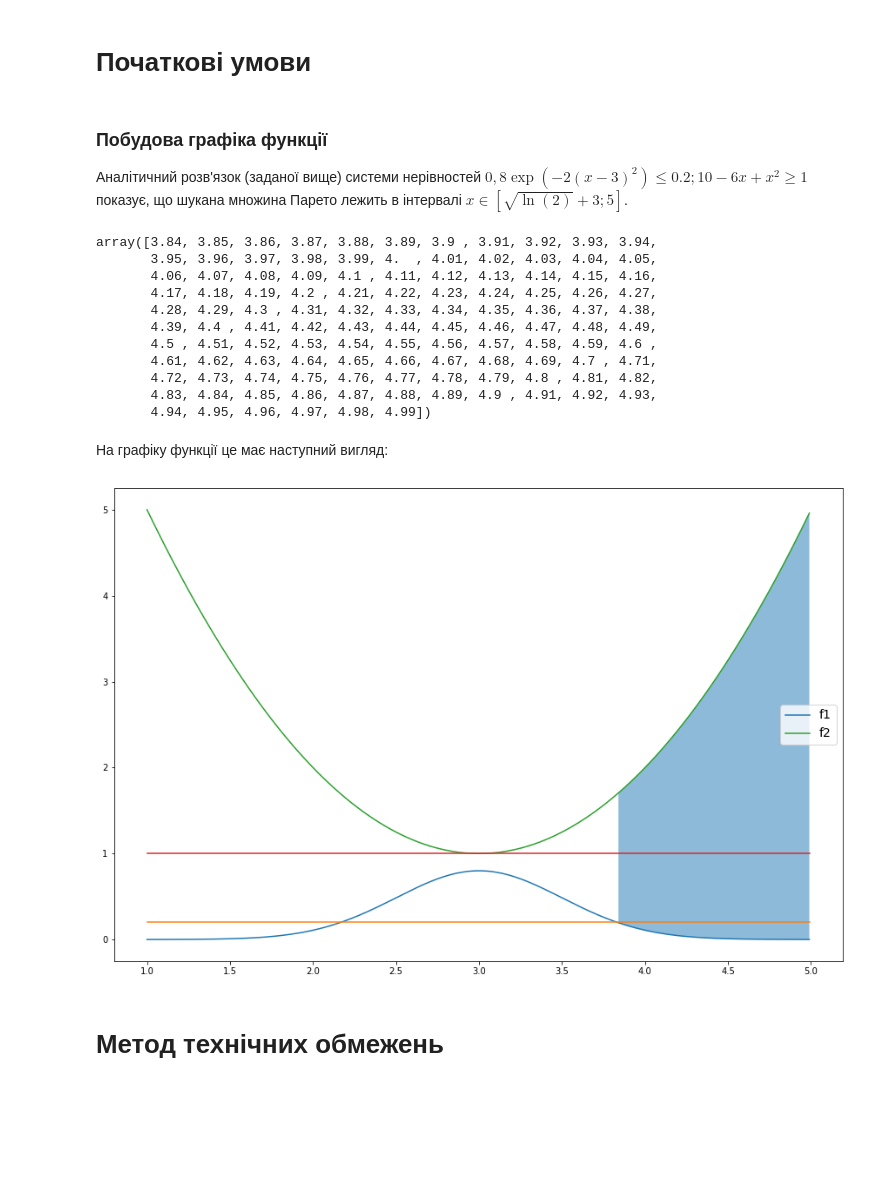
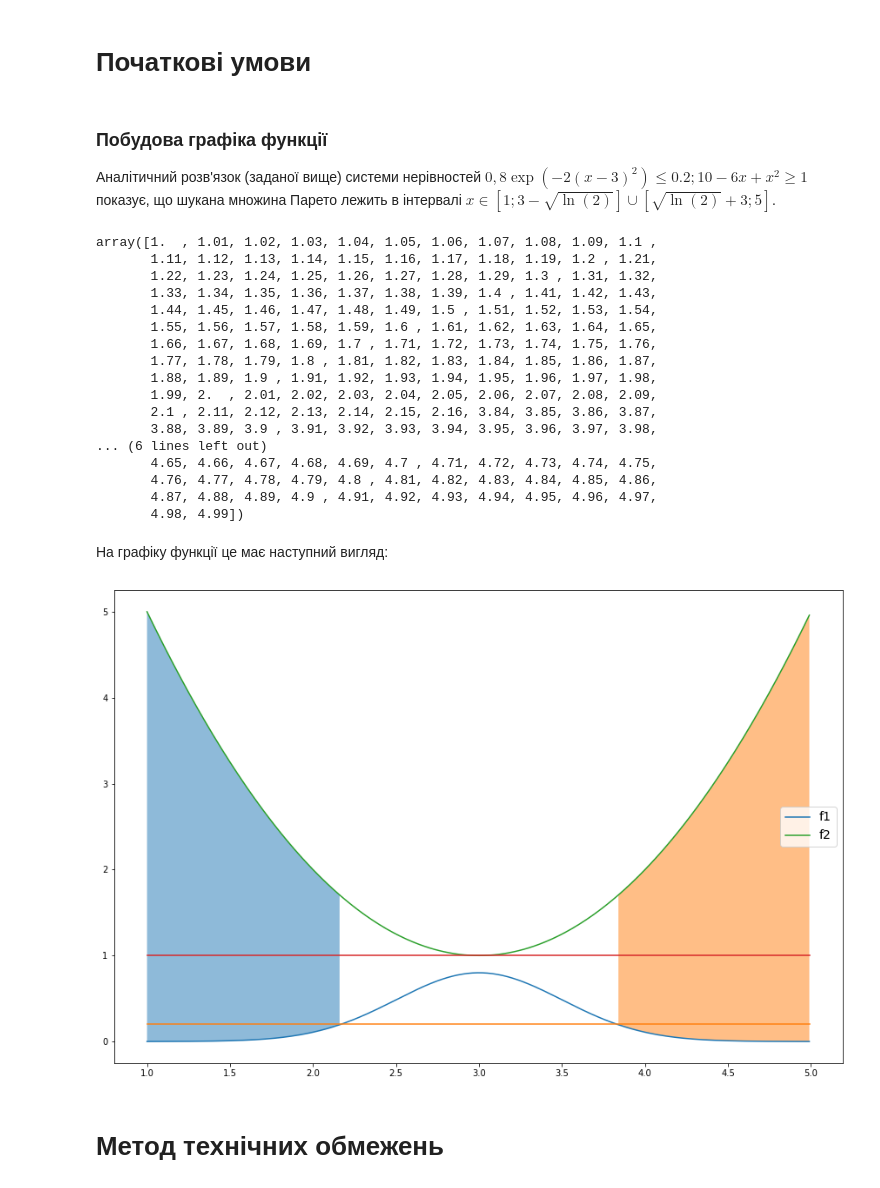
Before and after one commit to antkrit/system-analysis, a Jupyter notebook: Pareto.ipynb, the cells around one changed output. Saved outputs shown, nothing was run; the diff lists cells and outputs as text; code cells hidden in the pictures; blank space fills up the shorter version.

Commit message:
fix pareto boundaries

```diff
--- a/Pareto.ipynb
+++ b/Pareto.ipynb
@@ -16,37 +16,47 @@ xlim = [1, 5]
 x = np.arange(*xlim, 0.01)
 # %% [markdown]
 ### Побудова графіка функції
-Аналітичний розв'язок (заданої вище) системи нерівностей $0,8\exp(-2(x-3)^2) \le 0.2; 10-6x+x^2 \ge 1$ показує, що шукана множина Парето лежить в інтервалі $x \in [\sqrt{\ln(2)}+3; 5]$.
+Аналітичний розв'язок (заданої вище) системи нерівностей $0,8\exp(-2(x-3)^2) \le 0.2; 10-6x+x^2 \ge 1$ показує, що шукана множина Парето лежить в інтервалі $x \in [1; 3-\sqrt{\ln(2)}] \cup [\sqrt{\ln(2)}+3; 5]$.
 # %%
-plim = [3.833, 5]  # з точністю 0.001
-pareto = x[x >= plim[0]]
+plim = [1, 2.167]  # з точністю 0.001
+plim1 = [3.833, 5]
+pareto = x[np.logical_or(x <= plim[1], x >= plim1[0])]
 pareto
 # %% [output]
-array([3.84, 3.85, 3.86, 3.87, 3.88, 3.89, 3.9 , 3.91, 3.92, 3.93, 3.94,
-       3.95, 3.96, 3.97, 3.98, 3.99, 4.  , 4.01, 4.02, 4.03, 4.04, 4.05,
-       4.06, 4.07, 4.08, 4.09, 4.1 , 4.11, 4.12, 4.13, 4.14, 4.15, 4.16,
-       4.17, 4.18, 4.19, 4.2 , 4.21, 4.22, 4.23, 4.24, 4.25, 4.26, 4.27,
-       4.28, 4.29, 4.3 , 4.31, 4.32, 4.33, 4.34, 4.35, 4.36, 4.37, 4.38,
-       4.39, 4.4 , 4.41, 4.42, 4.43, 4.44, 4.45, 4.46, 4.47, 4.48, 4.49,
-       4.5 , 4.51, 4.52, 4.53, 4.54, 4.55, 4.56, 4.57, 4.58, 4.59, 4.6 ,
-       4.61, 4.62, 4.63, 4.64, 4.65, 4.66, 4.67, 4.68, 4.69, 4.7 , 4.71,
-       4.72, 4.73, 4.74, 4.75, 4.76, 4.77, 4.78, 4.79, 4.8 , 4.81, 4.82,
-       4.83, 4.84, 4.85, 4.86, 4.87, 4.88, 4.89, 4.9 , 4.91, 4.92, 4.93,
-       4.94, 4.95, 4.96, 4.97, 4.98, 4.99])
+array([1.  , 1.01, 1.02, 1.03, 1.04, 1.05, 1.06, 1.07, 1.08, 1.09, 1.1 ,
+       1.11, 1.12, 1.13, 1.14, 1.15, 1.16, 1.17, 1.18, 1.19, 1.2 , 1.21,
+       1.22, 1.23, 1.24, 1.25, 1.26, 1.27, 1.28, 1.29, 1.3 , 1.31, 1.32,
+       1.33, 1.34, 1.35, 1.36, 1.37, 1.38, 1.39, 1.4 , 1.41, 1.42, 1.43,
+       1.44, 1.45, 1.46, 1.47, 1.48, 1.49, 1.5 , 1.51, 1.52, 1.53, 1.54,
+       1.55, 1.56, 1.57, 1.58, 1.59, 1.6 , 1.61, 1.62, 1.63, 1.64, 1.65,
+       1.66, 1.67, 1.68, 1.69, 1.7 , 1.71, 1.72, 1.73, 1.74, 1.75, 1.76,
+       1.77, 1.78, 1.79, 1.8 , 1.81, 1.82, 1.83, 1.84, 1.85, 1.86, 1.87,
+       1.88, 1.89, 1.9 , 1.91, 1.92, 1.93, 1.94, 1.95, 1.96, 1.97, 1.98,
+       1.99, 2.  , 2.01, 2.02, 2.03, 2.04, 2.05, 2.06, 2.07, 2.08, 2.09,
+       2.1 , 2.11, 2.12, 2.13, 2.14, 2.15, 2.16, 3.84, 3.85, 3.86, 3.87,
+       3.88, 3.89, 3.9 , 3.91, 3.92, 3.93, 3.94, 3.95, 3.96, 3.97, 3.98,
+... (6 lines left out)
+       4.65, 4.66, 4.67, 4.68, 4.69, 4.7 , 4.71, 4.72, 4.73, 4.74, 4.75,
+       4.76, 4.77, 4.78, 4.79, 4.8 , 4.81, 4.82, 4.83, 4.84, 4.85, 4.86,
+       4.87, 4.88, 4.89, 4.9 , 4.91, 4.92, 4.93, 4.94, 4.95, 4.96, 4.97,
+       4.98, 4.99])
 # %% [markdown]
 На графіку функції це має наступний вигляд:
 # %%
 fig, ax = plt.subplots()
 
 ax.plot(x, f1(x), label='f1')
 ax.plot(x, f1_(x))
 ax.plot(x, f2(x), label='f2')
 ax.plot(x, f2_(x))
 
-plt.fill_between(pareto, f1(pareto), f2(pareto), alpha=0.5)
+p1 = pareto[pareto <= 3]
+p2 = pareto[pareto >= 3]
+plt.fill_between(p1, f1(p1), f2(p1), alpha=0.5)
+plt.fill_between(p2, f1(p2), f2(p2), alpha=0.5)
 
 plt.legend(prop={'size': 14})
 plt.show()
 # %% [output]
-[figure, old version]
+[figure, new version]
 # %%
```
Also changed, not shown: parts of 10 cells of this notebook.
